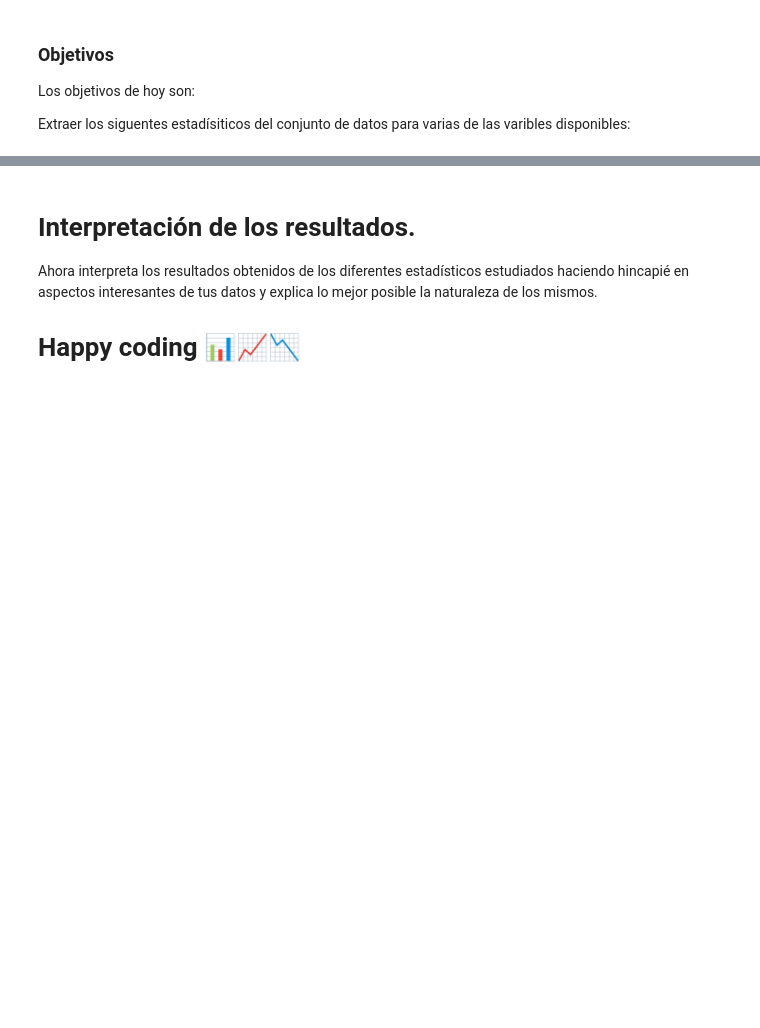
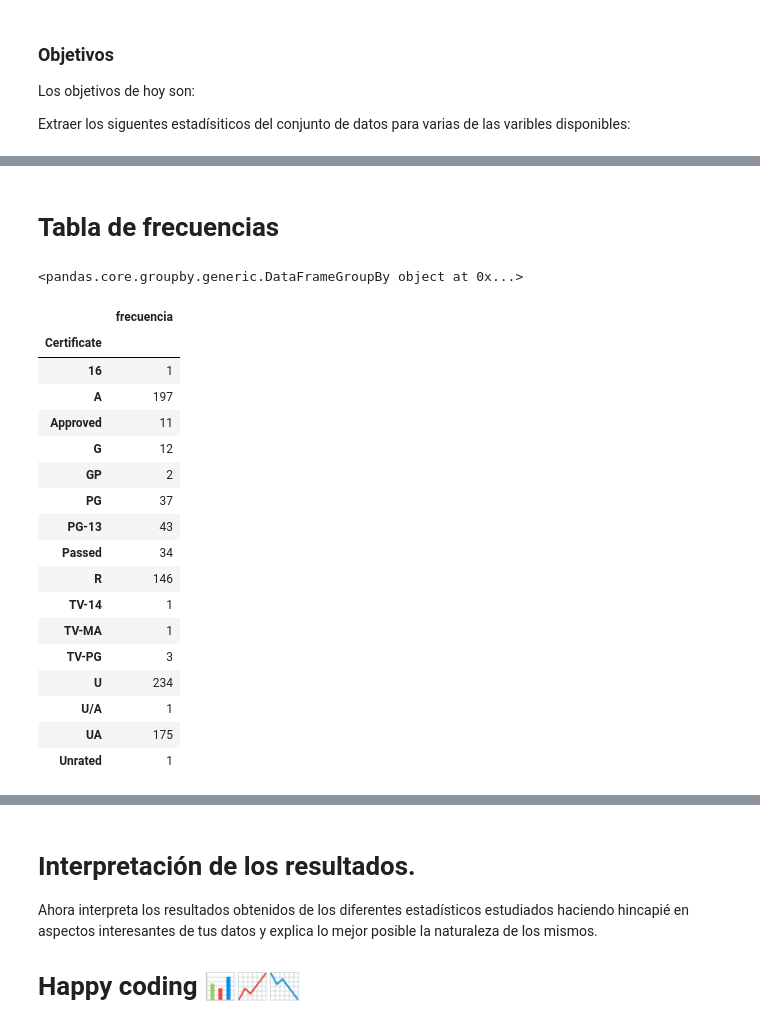
Before and after one commit to Adalab/DA-promoC-modulo-02-Marina-Lourdes-Ana, a Jupyter notebook: Estadistica/02-Estadistica-02.ipynb, the cells around one changed output, grey strips where cells are left out. Drawn from its saved outputs; the diff is of its cells as text; code cells hidden in the pictures; blank space fills up the shorter version.

```diff
--- a/Estadistica/02-Estadistica-02.ipynb
+++ b/Estadistica/02-Estadistica-02.ipynb
@@ -112,0 +94,35 @@ plt.rcdefaults()
+# %% [markdown]
+# Tabla de frecuencias
+# %%
+
+# Variables cualitativas
+
+# Primero agrupamos e
+peliculas = df_csv.groupby("Certificate") # Devolvera un objeto DataFrameGroupBy
+print(peliculas)
+
+# Aplicamos el método agg para agregar los datos por la columa species
+frecuencias_certificado = peliculas.agg(frecuencia=("Certificate","count"))
+
+    # Imprimimos por pantalla el resultado de la agrupación y agregación
+frecuencias_certificado
+# %% [output]
+<pandas.core.groupby.generic.DataFrameGroupBy object at 0x...>
+|  | frecuencia |
+| Certificate |  |
+| 16 | 1 |
+| A | 197 |
+| Approved | 11 |
+| G | 12 |
+| GP | 2 |
+| PG | 37 |
+| PG-13 | 43 |
+| Passed | 34 |
+| R | 146 |
+| TV-14 | 1 |
+| TV-MA | 1 |
+| TV-PG | 3 |
+| U | 234 |
+| U/A | 1 |
+| UA | 175 |
+| Unrated | 1 |
```
Also changed, not shown: parts of 14 cells of this notebook, 4 other files.
